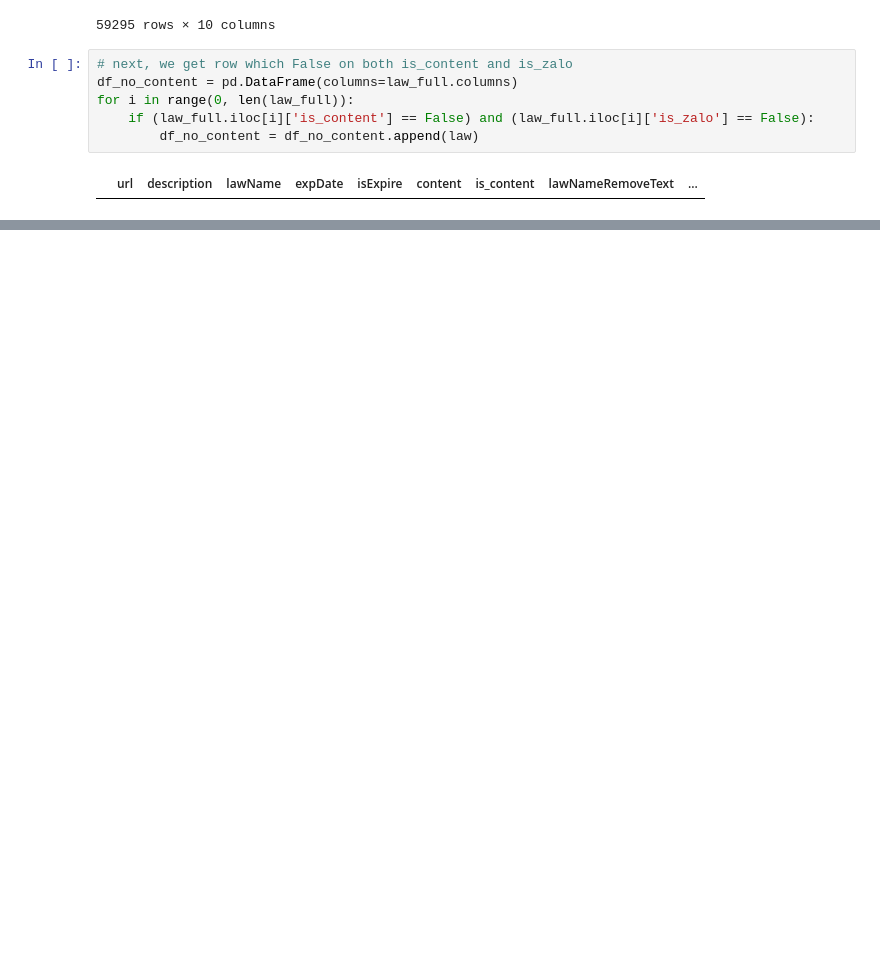
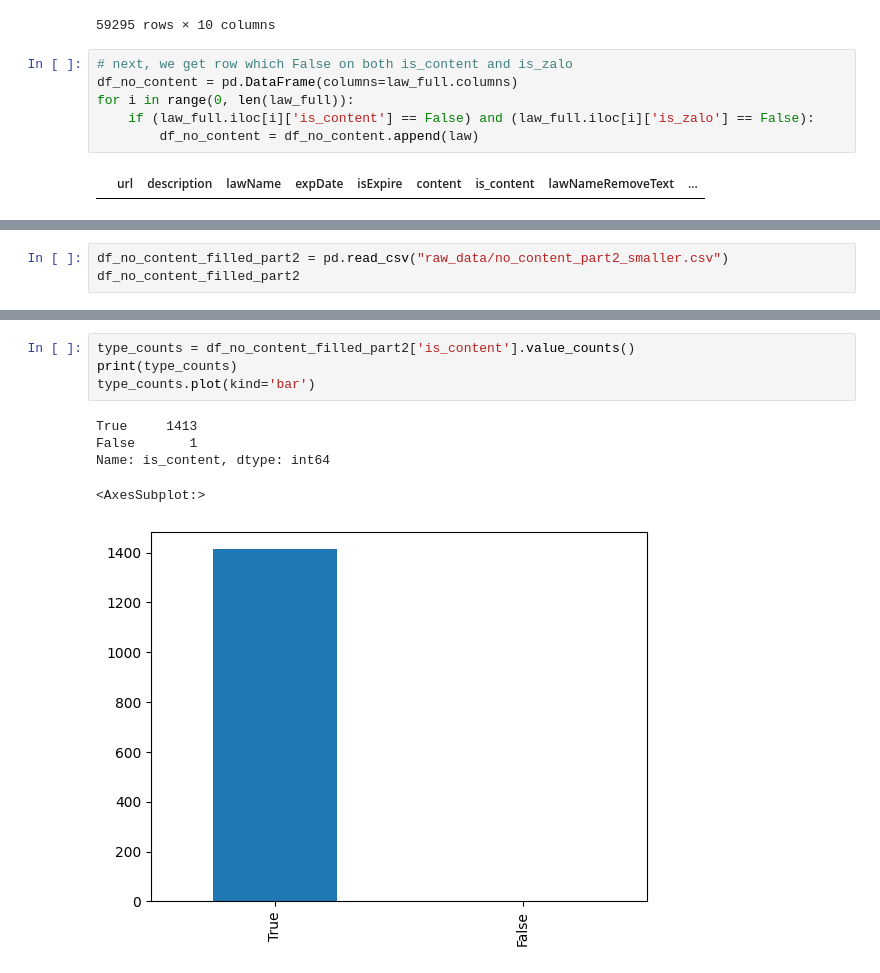
Before and after one commit to trongthanht3/vbpl_crawler, a Jupyter notebook: crawl_vbpl.ipynb, the cells around one changed output, grey strips where cells are left out. Cells and saved outputs as stored; diff of their text form; blank space fills up the shorter version.

```diff
--- a/crawl_vbpl.ipynb
+++ b/crawl_vbpl.ipynb
@@ -1091,0 +1145,3 @@ df_no_content.append(law_full.iloc[0], ignore_index=True)
+# %%
+df_no_content_filled_part2 = pd.read_csv("raw_data/no_content_part2_smaller.csv")
+df_no_content_filled_part2
@@ -1091,0 +1162,10 @@ df_no_content.append(law_full.iloc[0], ignore_index=True)
+# %%
+type_counts = df_no_content_filled_part2['is_content'].value_counts()
+print(type_counts)
+type_counts.plot(kind='bar')
+# %% [output]
+True     1413
+False       1
+Name: is_content, dtype: int64
+<AxesSubplot:>
+[figure, added]
```
Also changed, not shown: parts of 12 cells of this notebook, 2 other files.
